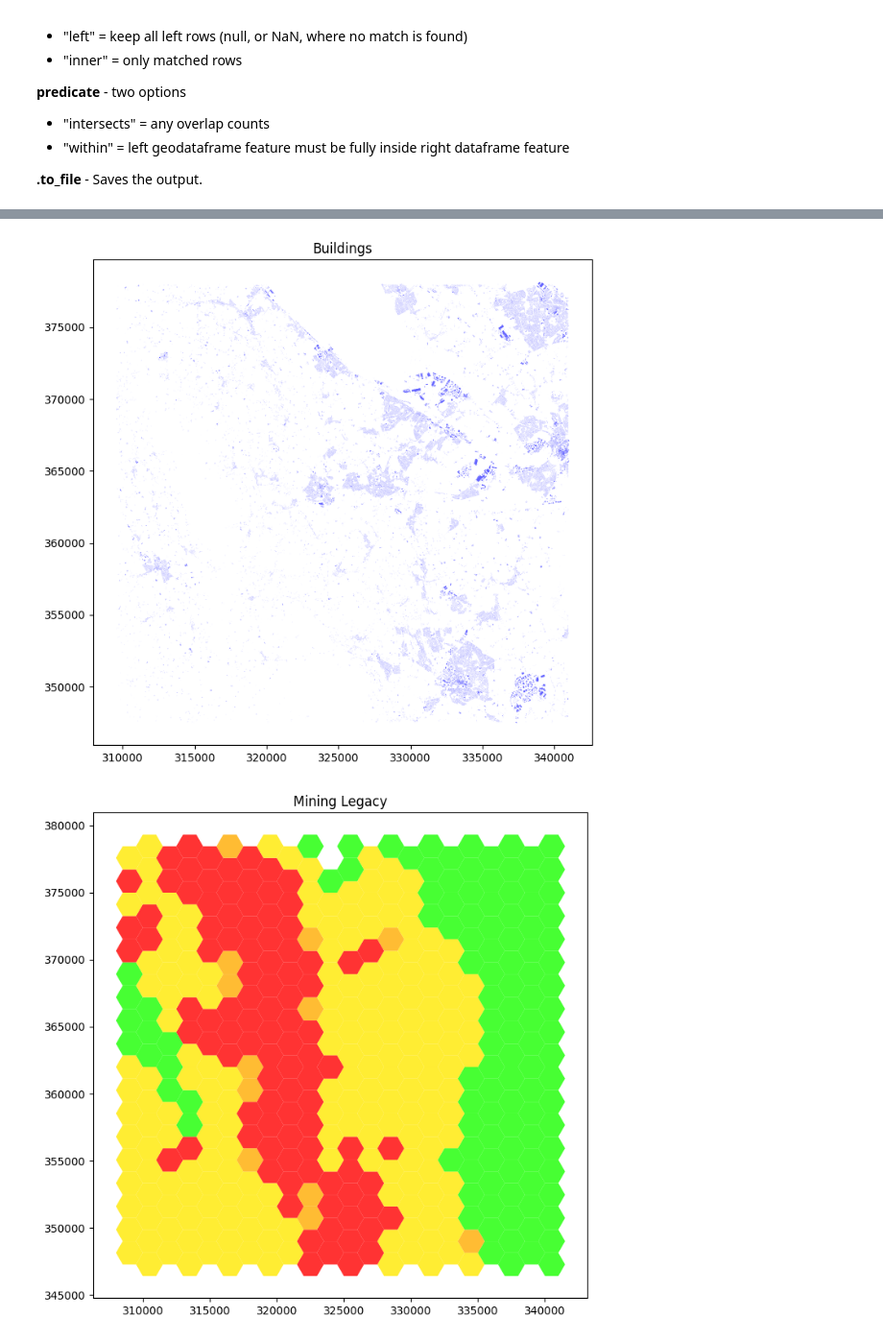
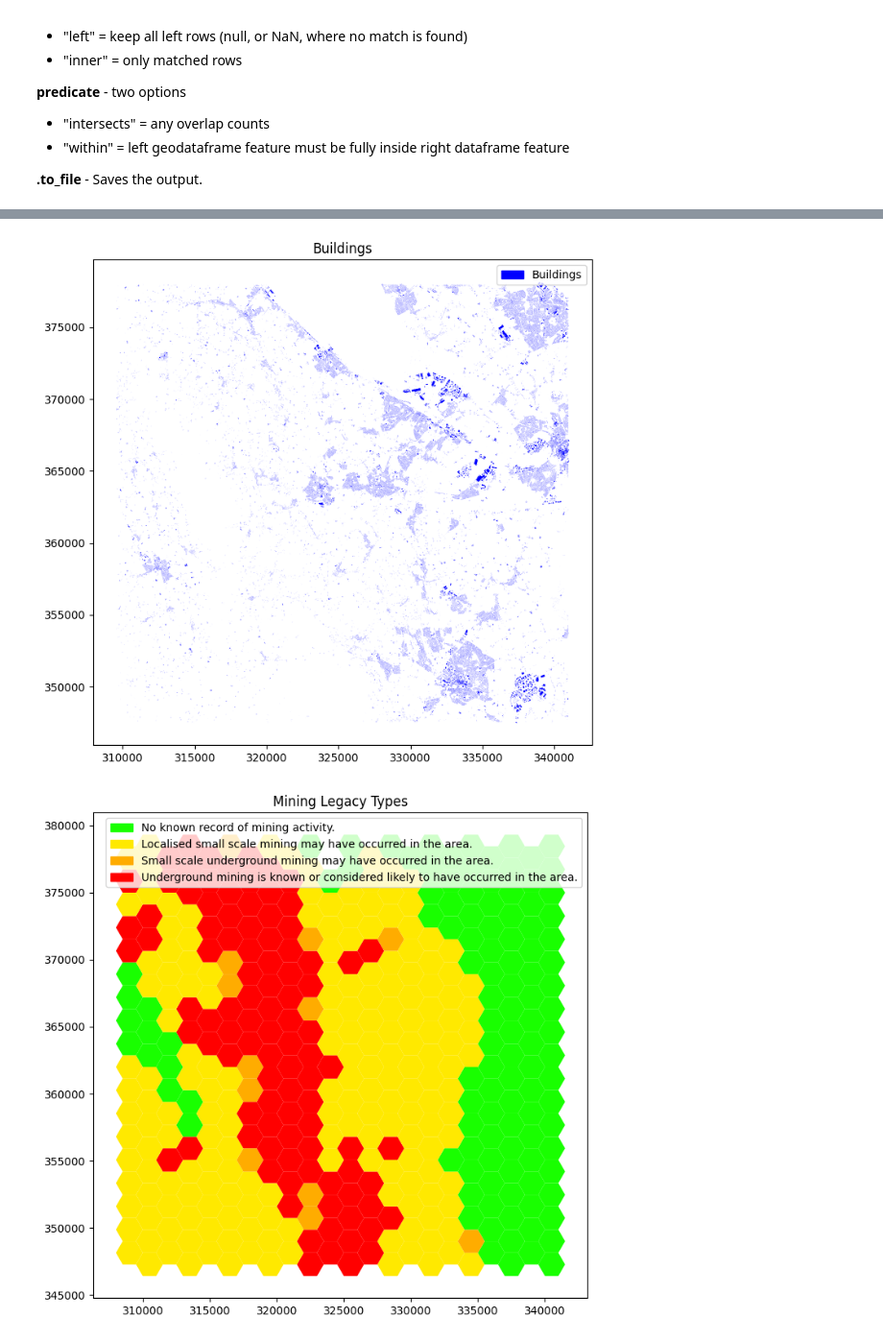
Before and after one commit to geo-cjd/Python-for-Geoscience, a Jupyter notebook: 04_Mapping/4a Spatial Joins.ipynb, the cells around one changed output, grey strips where cells are left out. Shown at 96% size. Saved outputs shown, nothing was run; the diff lists cells and outputs as text; code cells hidden in the pictures.

```diff
--- a/04_Mapping/4a Spatial Joins.ipynb
+++ b/04_Mapping/4a Spatial Joins.ipynb
@@ -122,34 +126,35 @@ LEGEND_COLOURS = {
 # %%
+# Generate our figure
 fig, ax = plt.subplots(figsize=(16, 8))
 
-buildings.plot(
-    ax=ax,
-    color="blue",
-    alpha=0.6
-)
+# Generate our plot
+buildings.plot(ax=ax, color="blue", label = "Buildings")
 
+# Give it a title
 ax.set_title("Buildings")
 
-plt.show()
+# Generate a legend
+ax.legend(handles=[mpatches.Patch(color="blue", label="Buildings")])
 
+# Save our map
 fig.savefig("building_map.png", dpi=240)
 # %% [output]
-[figure, old version]
+[figure, new version]
 # %%
+# Generate our figure
 fig, ax = plt.subplots(figsize=(16, 8))
 
-ax.set_title("Mining Legacy")
+# Generate our plot
+mining.plot(ax=ax, color=mining["Legend"].map(LEGEND_COLOURS))
 
-mining.plot(
-    ax=ax,
-    color=mining["Legend"].map(LEGEND_COLOURS),
-    alpha=0.8,
-    edgecolor="none"
-)
+# Give it a title
+ax.set_title("Mining Legacy Types")
 
-plt.show()
+# Generate a legend using colours for each of our mining legacy types
+ax.legend(handles=[mpatches.Patch(color=c, label=l) for l, c in LEGEND_COLOURS.items()])
 
+# Save our map
 fig.savefig("mining_map.png", dpi=240)
 # %% [output]
-[figure, old version]
+[figure, new version]
 # %%
```
Also changed, not shown: parts of 3 cells of this notebook, 4 other files.
